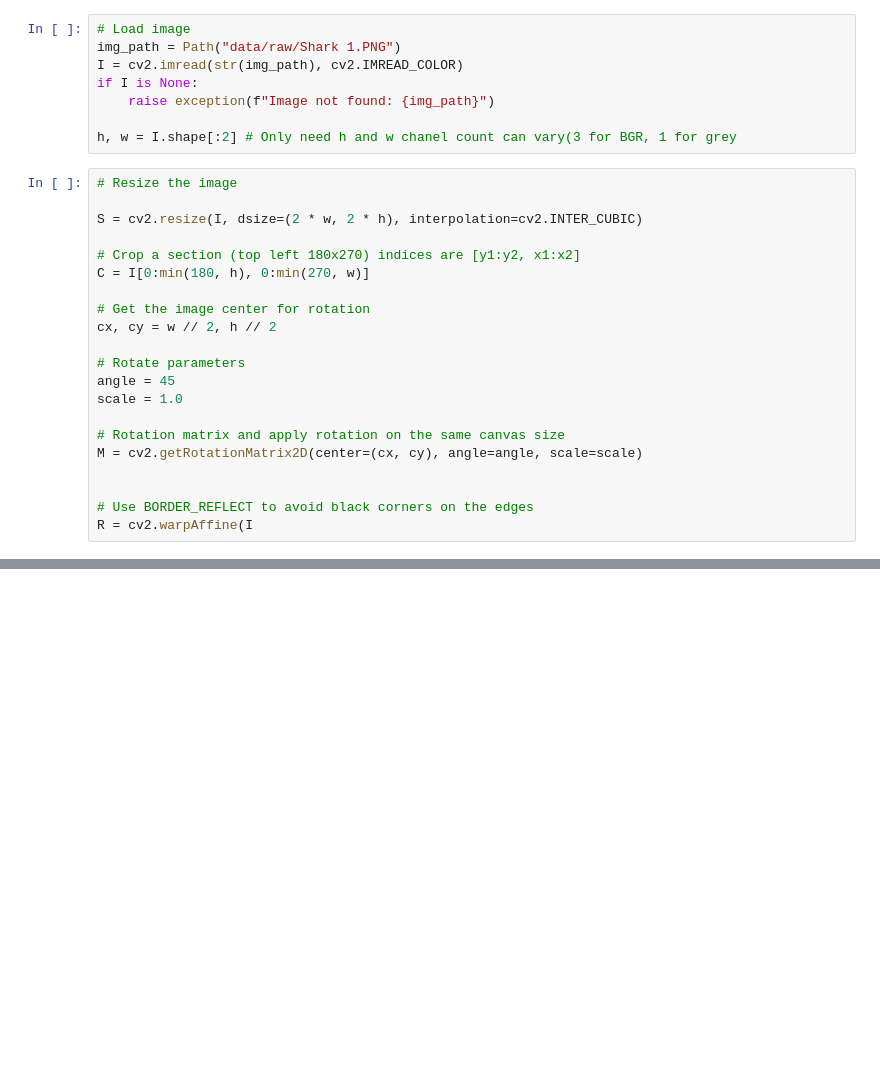
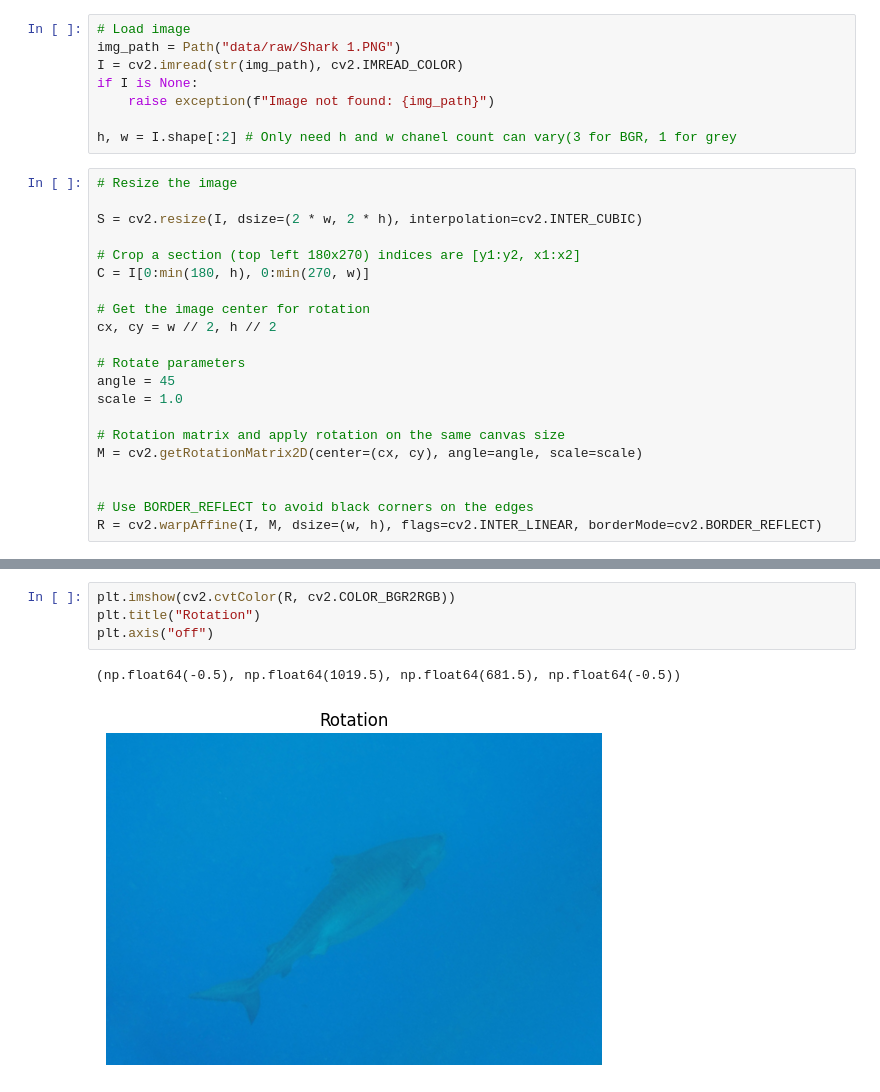
Before and after one commit to AaronTU856/image-processing-assignment-1, a Jupyter notebook: notebooks/02_step_by_step.ipynb, the cells around one changed output, grey strips where cells are left out. Cells and saved outputs as stored; diff of their text form; blank space fills up the shorter version.

```diff
--- a/notebooks/02_step_by_step.ipynb
+++ b/notebooks/02_step_by_step.ipynb
@@ -31,7 +38,7 @@ M = cv2.getRotationMatrix2D(center=(cx, cy), angle=angle, scale=scale)
 
 
 # Use BORDER_REFLECT to avoid black corners on the edges
-R = cv2.warpAffine(I
+R = cv2.warpAffine(I, M, dsize=(w, h), flags=cv2.INTER_LINEAR, borderMode=cv2.BORDER_REFLECT)
 # %%
 plt.imshow(cv2.cvtColor(I, cv2.COLOR_BGR2RGB))
 plt.title("Original")
@@ -38,0 +63,7 @@ plt.axis("off")
+# %%
+plt.imshow(cv2.cvtColor(R, cv2.COLOR_BGR2RGB))
+plt.title("Rotation")
+plt.axis("off")
+# %% [output]
+(np.float64(-0.5), np.float64(1019.5), np.float64(681.5), np.float64(-0.5))
+[figure, added]
```
Also changed, not shown: parts of 5 cells of this notebook.
